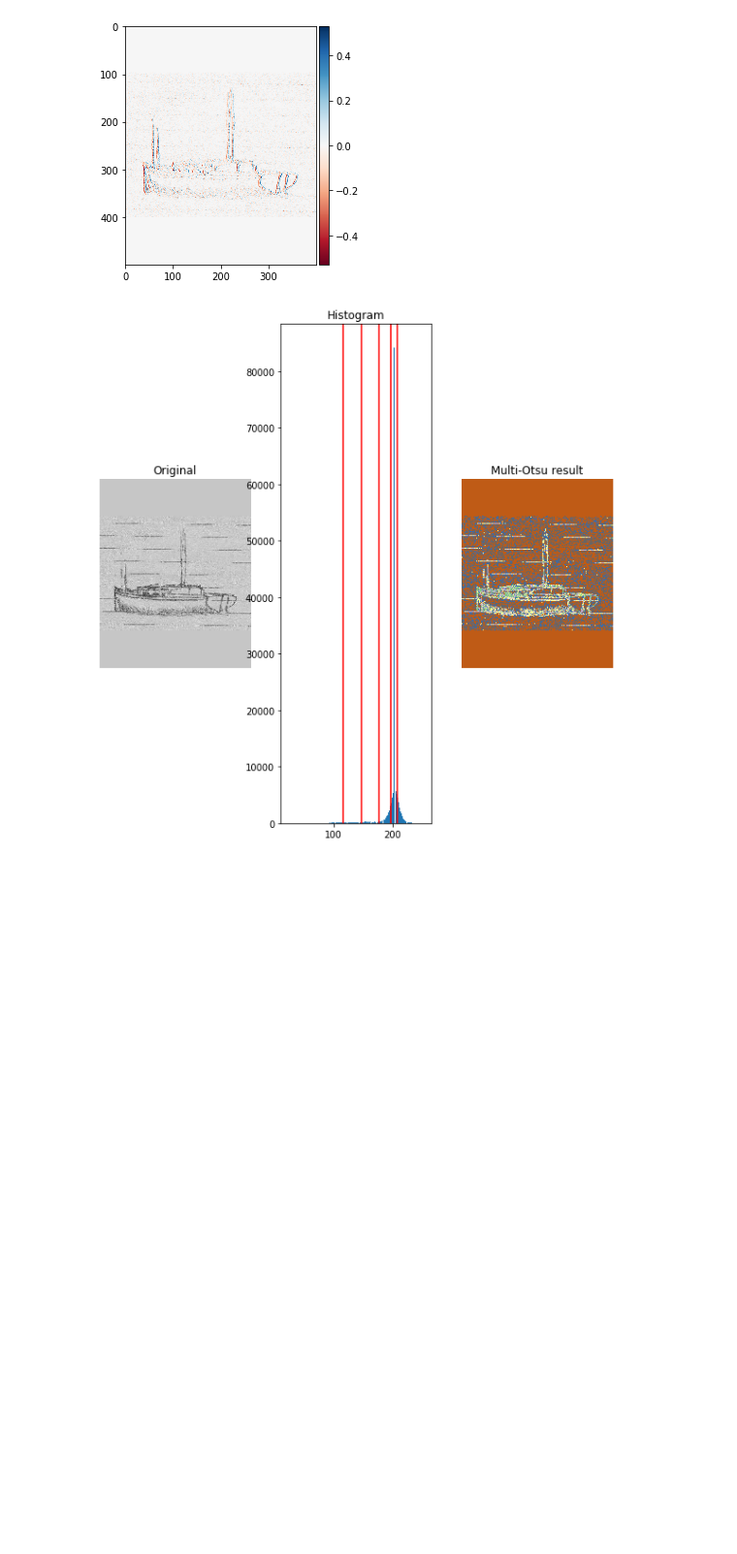
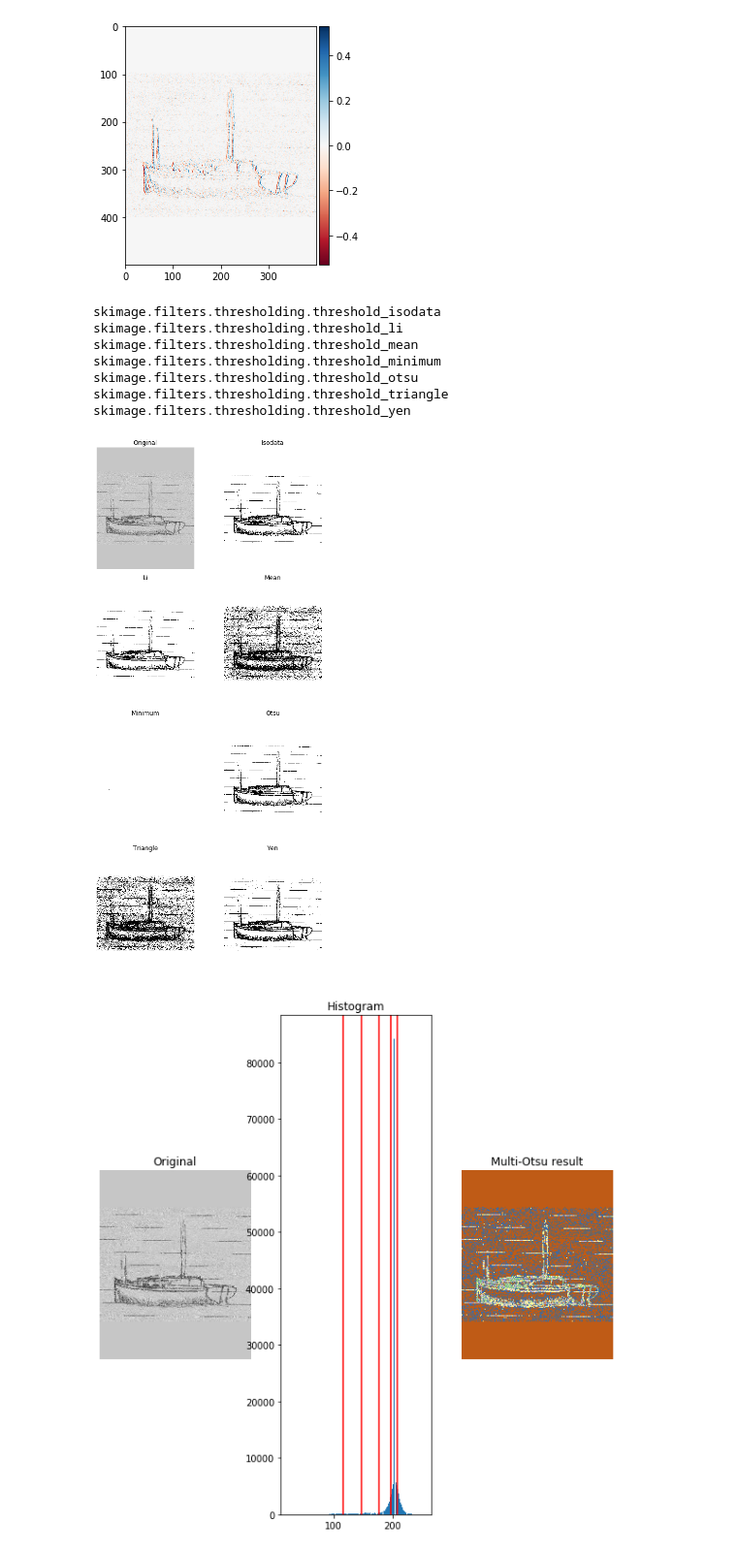
Before and after one commit to MegansColorado/Lined_Boats, a Jupyter notebook: Image_exploration.ipynb, the cells around one changed output. Shown at 97% size. Cells and saved outputs as stored; diff of their text form; code cells hidden in the pictures; blank space fills up the shorter version.

```diff
--- a/Image_exploration.ipynb
+++ b/Image_exploration.ipynb
@@ -149,7 +150,16 @@ Lossy conversion from float64 to uint8. Range [-0.5284313725490196, 0.4696078431
 [figure]
 # %%
 # none of these looked promising as they are threshold filters
-#filters.try_all_threshold(sketch_grey, figsize=(8, 15), verbose=True);
+filters.try_all_threshold(sketch_grey, figsize=(8, 15), verbose=True);
+# %% [output]
+skimage.filters.thresholding.threshold_isodata
+skimage.filters.thresholding.threshold_li
+skimage.filters.thresholding.threshold_mean
+skimage.filters.thresholding.threshold_minimum
+skimage.filters.thresholding.threshold_otsu
+skimage.filters.thresholding.threshold_triangle
+skimage.filters.thresholding.threshold_yen
+[figure, added]
 # %%
 # more filters - ABORTED Tophat/Bottomhat - cant figure out what a selem is?
 
```
Also changed, not shown: parts of 23 cells of this notebook, 3 other files.
